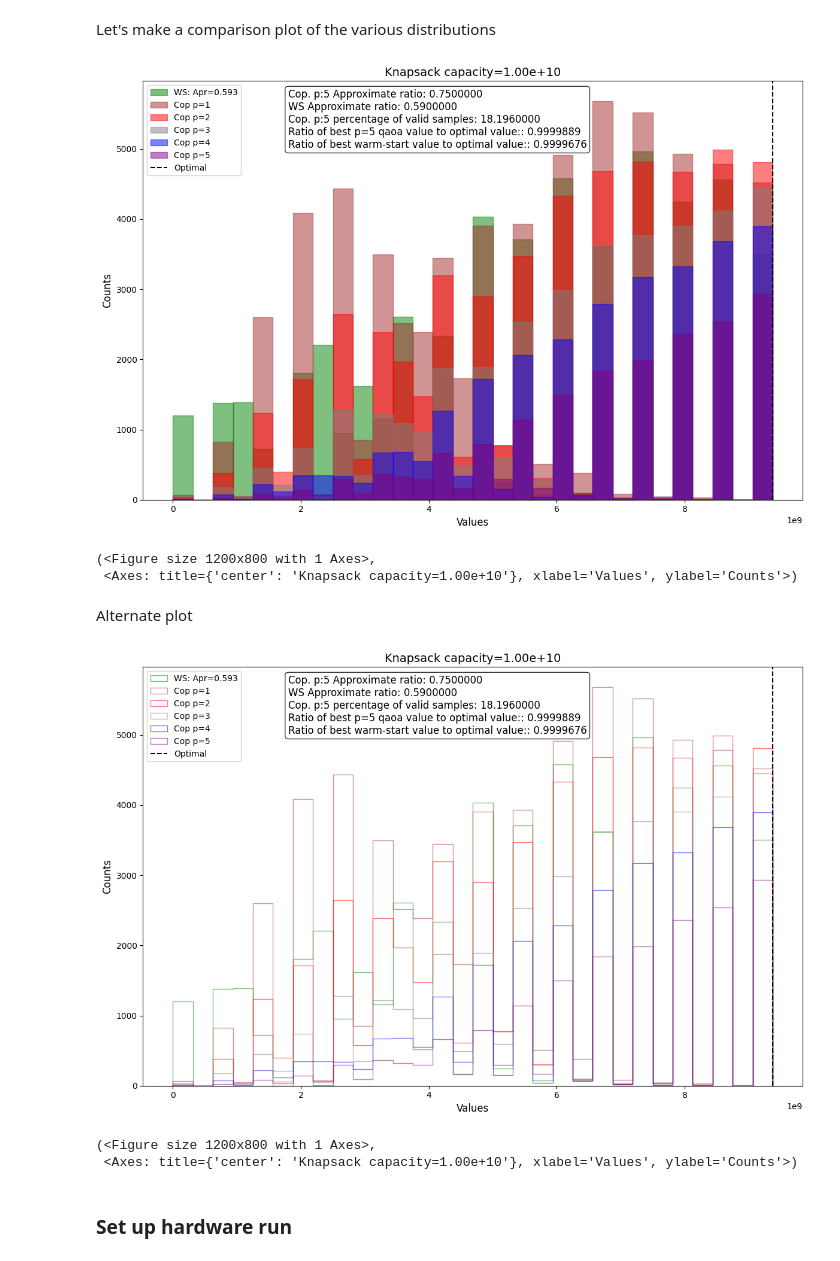
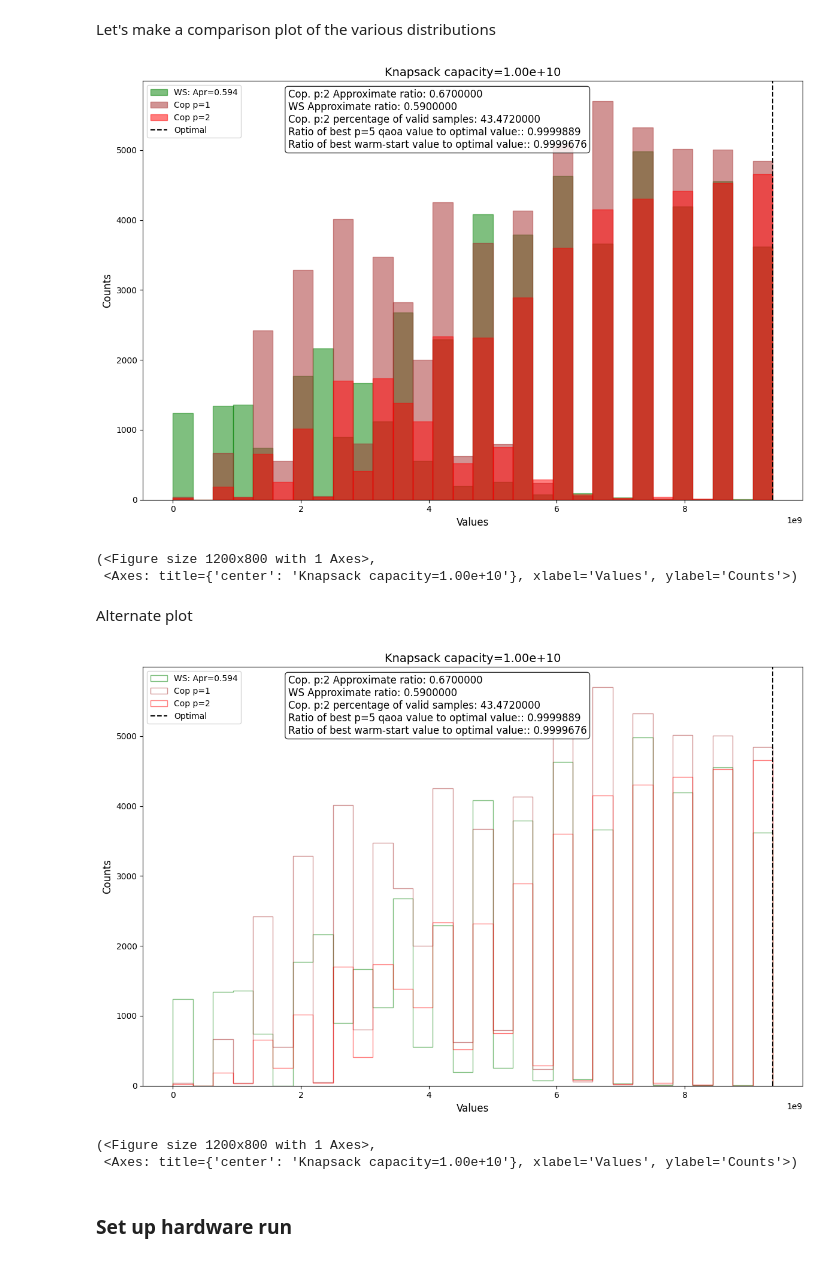
Before and after one commit to jhoule42/xQAOA_unit_commitment, a Jupyter notebook: demo.ipynb, the cells around one changed output. Cells and saved outputs as stored; diff of their text form; code cells hidden in the pictures.

Commit message:
demo with Hard/n_100_c_10000000000_g_5_f_0.3_eps_1e-05_s_300.knap_inst_indx6 redone with 20000 shots during training

```diff
--- a/demo.ipynb
+++ b/demo.ipynb
@@ -690,10 +690,10 @@ def sampler_based_optimizer(qc, capacity, shots=10_000):
 # %%
 from scipy.optimize import minimize
 
-layers=5
+layers=2
 max_iter=4
 params=[]
-shots=10_000
+shots=20_000
 
 gammas = [Parameter(f"gamma_{i}") for i in range(layers)]
 betas = [Parameter(f"beta_{i}") for i in range(layers)]
@@ -1005,41 +992,41 @@ data_dict = {
    f"WS: Apr={approx_ratio_ws:.3f}": valid_dict_bit_values_ws,
    f"Cop p={1}": dict_bit_values_at_different_p["p = 0"],
    f"Cop p={2}": dict_bit_values_at_different_p["p = 1"],
-   f"Cop p={3}": dict_bit_values_at_different_p["p = 2"],
-   f"Cop p={4}": dict_bit_values_at_different_p["p = 3"],
-   f"Cop p={5}": dict_bit_values_at_different_p["p = 4"]
+   #f"Cop p={3}": dict_bit_values_at_different_p["p = 2"],
+  # f"Cop p={4}": dict_bit_values_at_different_p["p = 3"],
+   #f"Cop p={5}": dict_bit_values_at_different_p["p = 4"]
 }
 # Custom colors
 colors = {
  #  f"Random: Apr={norm_approx_ratio_rand:.2f}": "yellow",
    f"WS: Apr={approx_ratio_ws:.3f}": 'green',
    f"Cop p={1}": "brown",
    f"Cop p={2}": "red",
    f"Cop p={3}": "grey",
    f"Cop p={4}": "blue",
    f"Cop p={5}": "purple"
 }
 # Annotations
 annotations = {
     f'Cop. p:{layers} Approximate ratio': np.round(approx_ratio_qaoa, 2),
     f'WS Approximate ratio': np.round(approx_ratio_ws, 2),
     f'Cop. p:{layers} percentage of valid samples': 100*(valid_shots_qaoa/shots),
     f'Ratio of best p=5 qaoa value to optimal value:': np.round(best_value/optimal_value, decimals=7),
     f'Ratio of best warm-start value to optimal value:': np.round(best_value_ws/optimal_value, decimals=7),
     }
 plot_multiple_distributions(
     data_dict=data_dict,
     min_cost=optimal_value,
     colors=colors,
     nb_bins=30,
     log=False,
     annotations=annotations,
     figsize=(12, 8),
     hist_type='bar',
     title=f"Knapsack capacity={format(capacity, '.2e')}"
 )
 # %% [output]
-[figure, old version]
+[figure, new version]
 (<Figure size 1200x800 with 1 Axes>,
  <Axes: title={'center': 'Knapsack capacity=1.00e+10'}, xlabel='Values', ylabel='Counts'>)
 # %% [markdown]
@@ -1057,7 +1044,7 @@ plot_multiple_distributions(
     title=f"Knapsack capacity={format(capacity, '.2e')}"
 )
 # %% [output]
-[figure, old version]
+[figure, new version]
 (<Figure size 1200x800 with 1 Axes>,
  <Axes: title={'center': 'Knapsack capacity=1.00e+10'}, xlabel='Values', ylabel='Counts'>)
 # %% [markdown]
```
Also changed, not shown: parts of 6 cells of this notebook.
